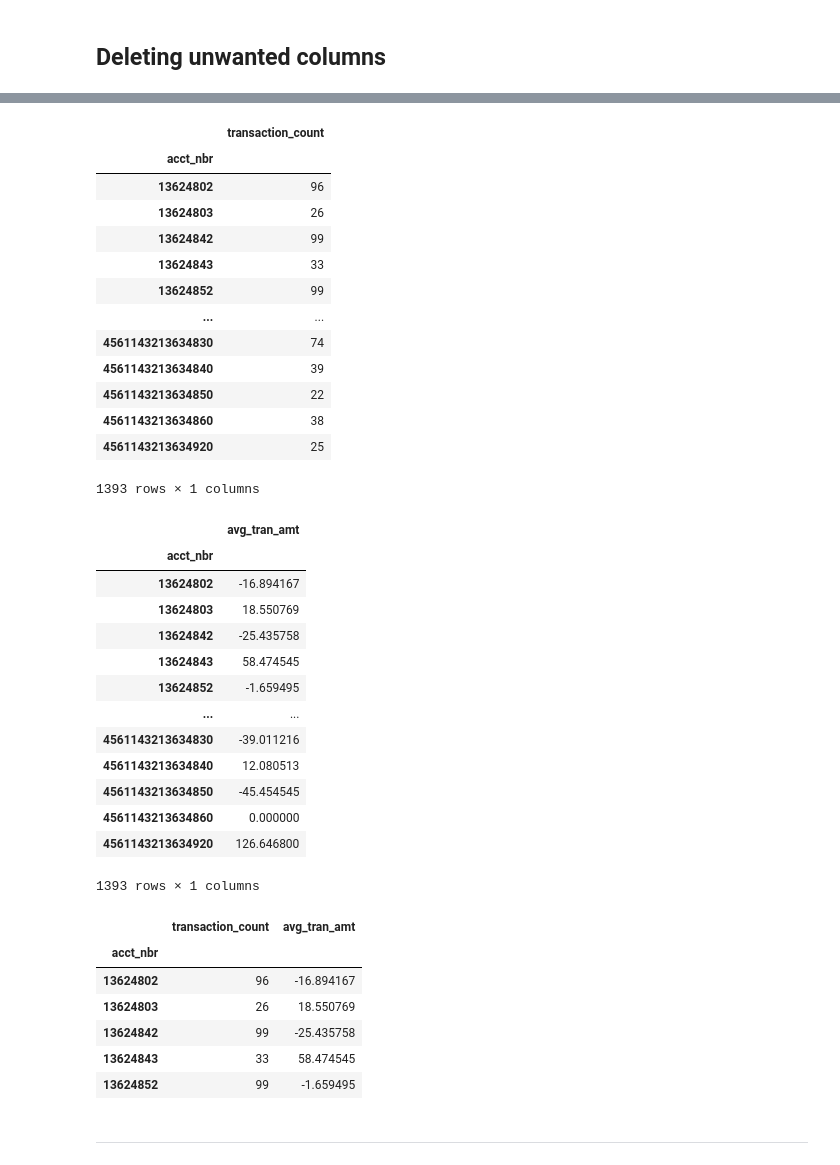
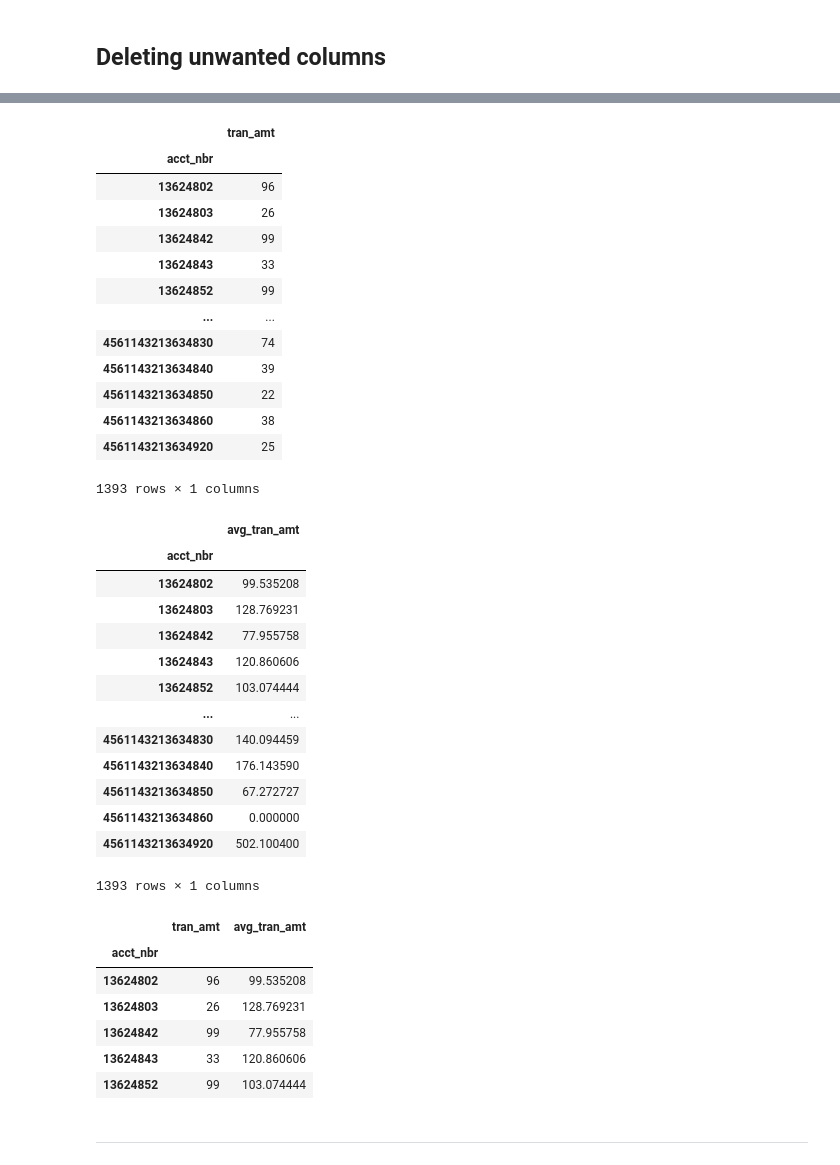
Before and after one commit to taaaraaa/Unsupervised-Learning, a Jupyter notebook: transactions table EDA.ipynb, the cells around one changed output, grey strips where cells are left out. Cells and saved outputs as stored; diff of their text form; code cells hidden in the pictures.

```diff
--- a/transactions table EDA.ipynb
+++ b/transactions table EDA.ipynb
@@ -100,3 +100,6 @@ transactions_clean
 ----------------------------------
 # %% [markdown]
 ## Deleting unwanted columns
+# %%
+transactions_clean=transactions_clean[['acct_nbr','tran_amt']]
+transactions_clean.describe()
@@ -103,10 +116,13 @@ transactions_clean
+# %%
+transactions_clean['tran_amt'].abs()
+transactions_clean['tran_amt']=transactions_clean['tran_amt'].abs()
 # %%
 transactions_clean_df1 = transactions_clean.groupby(['acct_nbr']).count()
-transactions_clean_df1 =transactions_clean_df1.drop(['tran_amt','principal_amt', 'interest_amt', 'new_balance', 'tran_date', 'tran_time', 'channel', 'tran_code'], axis = 1)
+
 transactions_clean_df1 = transactions_clean_df1.rename(columns={'tran_id': 'transaction_count'})
 transactions_clean_df1
 # %% [output]
-|  | transaction_count |
+|  | tran_amt |
 | acct_nbr |  |
 | 13624802 | 96 |
 | 13624803 | 26 |
@@ -122,36 +138,36 @@ transactions_clean_df1
 1393 rows × 1 columns
 # %%
 transactions_clean_df2 = transactions_clean.groupby(['acct_nbr']).mean()
-transactions_clean_df2 = transactions_clean_df2.drop(['tran_id','principal_amt','interest_amt','new_balance','tran_time'], axis = 1)
 transactions_clean_df2 = transactions_clean_df2.rename(columns={'tran_amt': 'avg_tran_amt'})
 
 
 transactions_clean_df2
 # %% [output]
 |  | avg_tran_amt |
 | acct_nbr |  |
-| 13624802 | -16.894167 |
-| 13624803 | 18.550769 |
-| 13624842 | -25.435758 |
-| 13624843 | 58.474545 |
-| 13624852 | -1.659495 |
+| 13624802 | 99.535208 |
+| 13624803 | 128.769231 |
+| 13624842 | 77.955758 |
+| 13624843 | 120.860606 |
+| 13624852 | 103.074444 |
 | ... | ... |
-| 4561143213634830 | -39.011216 |
-| 4561143213634840 | 12.080513 |
-| 4561143213634850 | -45.454545 |
+| 4561143213634830 | 140.094459 |
+| 4561143213634840 | 176.143590 |
+| 4561143213634850 | 67.272727 |
 | 4561143213634860 | 0.000000 |
-| 4561143213634920 | 126.646800 |
+| 4561143213634920 | 502.100400 |
 1393 rows × 1 columns
 # %%
 result_tran_clean = pd.concat([transactions_clean_df1, transactions_clean_df2], axis=1, join="inner")
-result_tran_clean.head()
+transactions_result=result_tran_clean
+transactions_result.head()
 # %% [output]
-|  | transaction_count | avg_tran_amt |
+|  | tran_amt | avg_tran_amt |
 | acct_nbr |  |  |
-| 13624802 | 96 | -16.894167 |
-| 13624803 | 26 | 18.550769 |
-| 13624842 | 99 | -25.435758 |
-| 13624843 | 33 | 58.474545 |
-| 13624852 | 99 | -1.659495 |
+| 13624802 | 96 | 99.535208 |
+| 13624803 | 26 | 128.769231 |
+| 13624842 | 99 | 77.955758 |
+| 13624843 | 33 | 120.860606 |
+| 13624852 | 99 | 103.074444 |
 # %%
 # exporting the cleaned data as a CSV file
```
Also changed, not shown: parts of 26 cells of this notebook, 1 other file.
